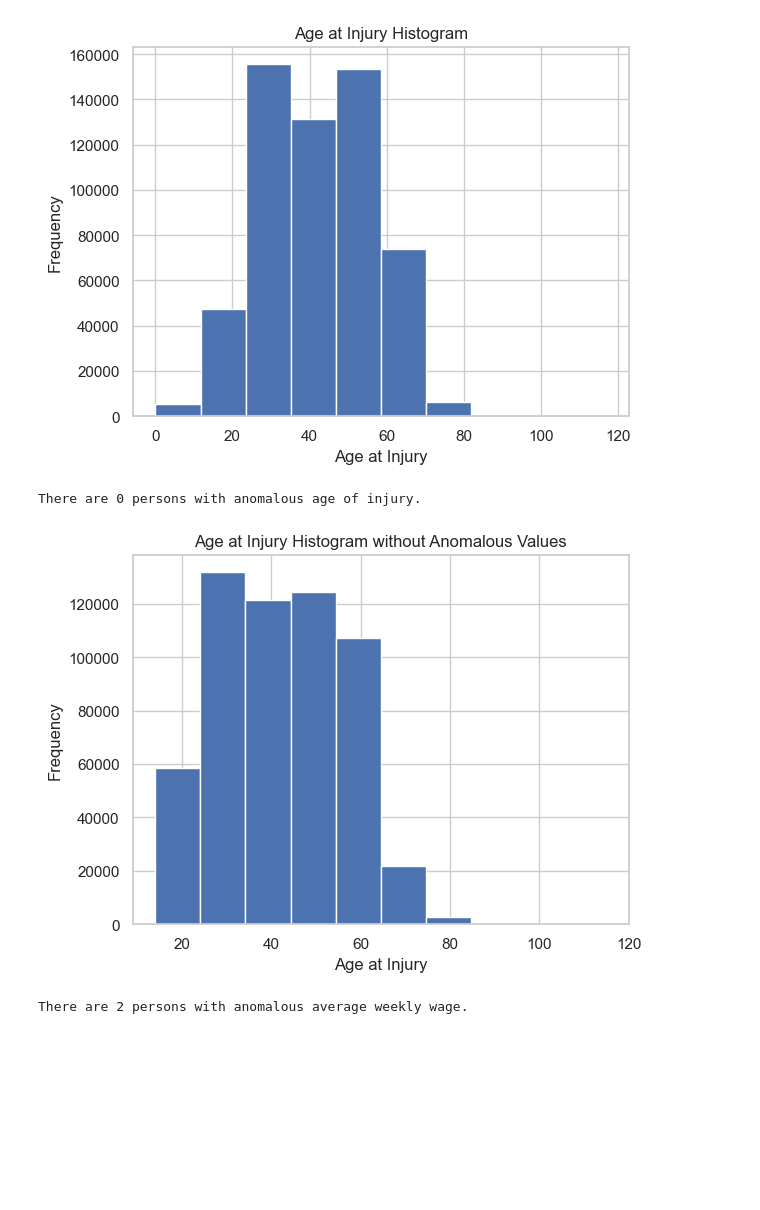
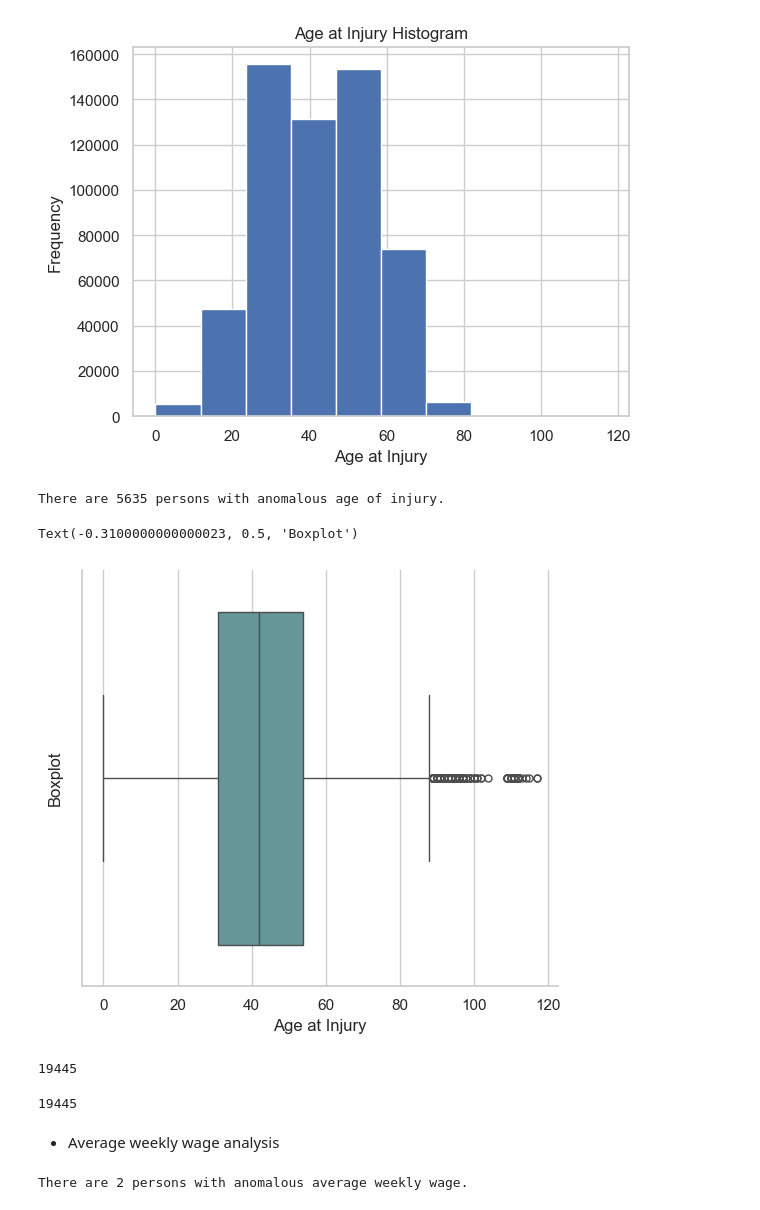
Before and after one commit to LenaHermann/ML_Project_Group52, a Jupyter notebook: alex_EDA.ipynb, the cells around one changed output. Saved outputs shown, nothing was run; the diff lists cells and outputs as text; code cells hidden in the pictures; blank space fills up the shorter version.

```diff
--- a/alex_EDA.ipynb
+++ b/alex_EDA.ipynb
@@ -119,14 +153,14 @@ probabilities = counts / counts.sum()
 
 # Define the mapping
 injury_type_mapping = {
-    '1. CANCELLED': 0,
-    '2. NON-COMP': 1,
-    '3. MED ONLY': 2,
-    '4. TEMPORARY': 3,
-    '5. PPD SCH LOSS': 4,
-    '6. PPD NSL': 5,
-    '7. PTD': 6,
-    '8. DEATH': 7,
+    '1. CANCELLED': 1,
+    '2. NON-COMP': 2,
+    '3. MED ONLY': 3,
+    '4. TEMPORARY': 4,
+    '5. PPD SCH LOSS': 5,
+    '6. PPD NSL': 6,
+    '7. PTD': 7,
+    '8. DEATH': 8,
     'Missing': -1  # Represent missing values as -1
 }
 
@@ -318,21 +363,35 @@ Text(0.5, 0, 'Age at Injury')
 [figure]
 # %%
 # Anomalous ages: 117 or under 14 (minimum legal working age in the US)
-anom_age = copy_train_df[(copy_train_df['Age at Injury'] == 117) | (copy_train_df['Age at Injury'] < 14)]
-non_anom_age = copy_train_df[(copy_train_df['Age at Injury'] != 117) & (copy_train_df['Age at Injury'] >= 14)]
+anom_age = copy_train_df[(copy_train_df['Age at Injury'] > 95) | (copy_train_df['Age at Injury'] < 14)]
+non_anom_age = copy_train_df[(copy_train_df['Age at Injury'] < 95) & (copy_train_df['Age at Injury'] >= 14)]
 
 print(f'There are {len(anom_age)} persons with anomalous age of injury.')
 
 # Create an anomalous age flag column: True if age is anomalous, otherwise False
-copy_train_df['ANOM_AGE'] = (copy_train_df['Age at Injury'] == 117) | (copy_train_df['Age at Injury'] < 14)
-
-# Replace the anomalous age values (117 or age under 14) with NaN
-copy_train_df.loc[copy_train_df['ANOM_AGE'], 'Age at Injury'] = np.nan
-
-# Plot the 'Age at Injury' histogram (after replacing anomalous values)
-copy_train_df['Age at Injury'].plot.hist(title='Age at Injury Histogram without Anomalous Values')
-plt.xlabel('Age at Injury')
-plt.show()
+copy_train_df['ANOM_AGE'] = (copy_train_df['Age at Injury'] > 117) | (copy_train_df['Age at Injury'] < 14)
 # %% [output]
-There are 0 persons with anomalous age of injury.
+There are 5635 persons with anomalous age of injury.
-[figure, removed]
+# %%
+sns.catplot(data=copy_train_df, kind='box', x='Age at Injury', color='cadetblue')
+plt.xlabel('Age at Injury')
+plt.ylabel('Boxplot')
+
+# Outliers after 85 years old -> What to do with them?
+# %% [output]
+Text(-0.3100000000000023, 0.5, 'Boxplot')
+[figure, added]
+# %%
+# Check NaN values in Age at Injury
+
+copy_train_df["Age at Injury"].isna().sum()
+# %% [output]
+19445
+# %%
+# Check Null values in Age at Injury
+
+copy_train_df["Age at Injury"].isnull().sum()
+
+# We have 19445 missing values in Age at Injury
+# %% [output]
+19445
@@ -339,3 +401,5 @@ There are 0 persons with anomalous age of injury.
+# %% [markdown]
+* Average weekly wage analysis
 # %%
 anom_wage = copy_train_df[copy_train_df['Average Weekly Wage'] > 2000000]
 non_anom_wage = copy_train_df[copy_train_df['Average Weekly Wage'] != 2000000]
```
Also changed, not shown: parts of 53 cells of this notebook.
